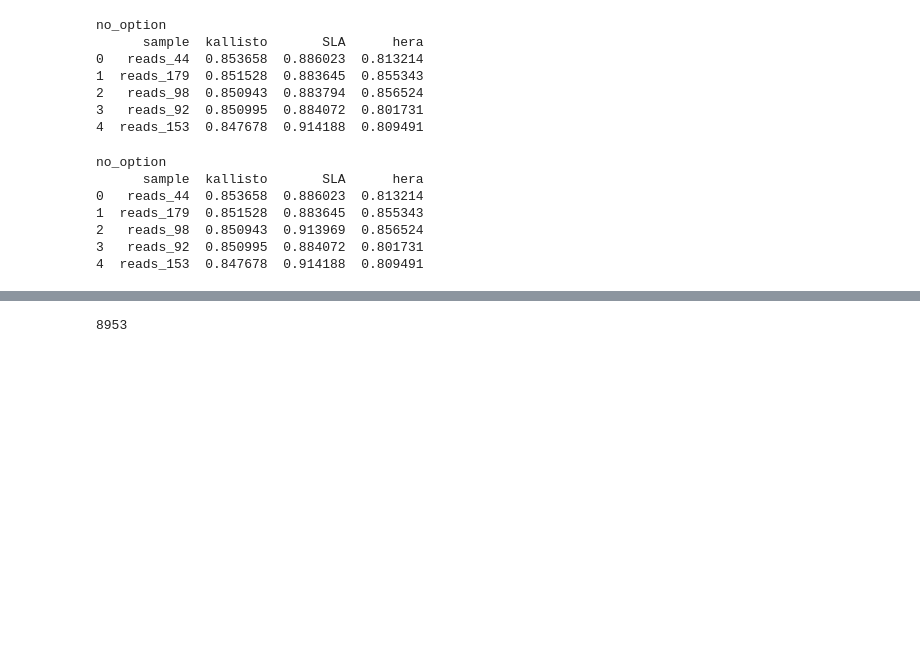
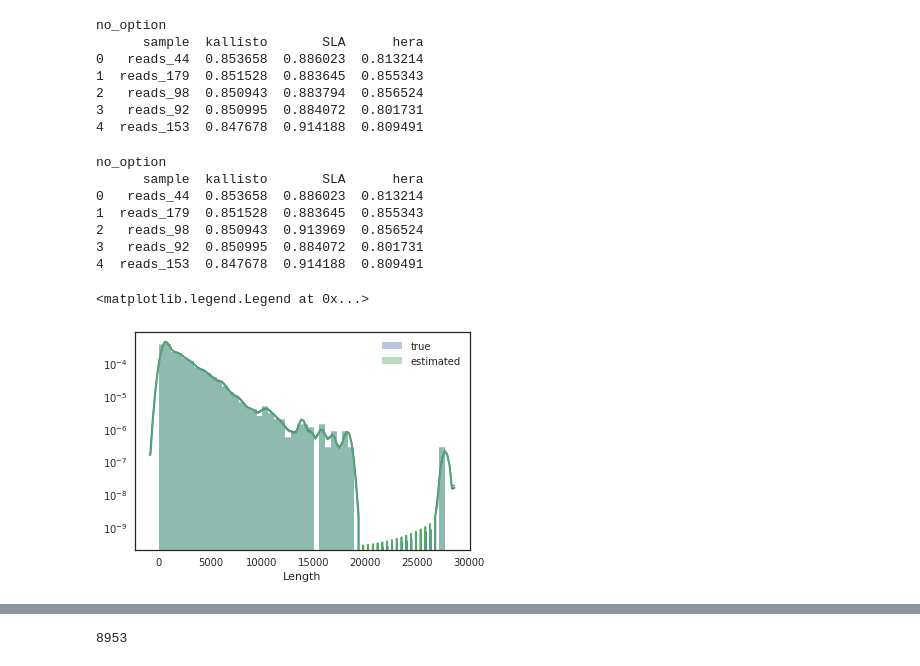
Before and after one commit to COMBINE-lab/selective-alignment-experiment, a Jupyter notebook: bleed_through_experiment/Evaluation_polyester.ipynb, the cells around one changed output, grey strips where cells are left out. Drawn from its saved outputs; the diff is of its cells as text; code cells hidden in the pictures; blank space fills up the shorter version.

```diff
--- a/bleed_through_experiment/Evaluation_polyester.ipynb
+++ b/bleed_through_experiment/Evaluation_polyester.ipynb
@@ -316,0 +349,10 @@ df_eff_length_salmon = pd.read_table("/mnt/scratch7/hirak/bleed_through_7/poly_r
+# %%
+
+sns.distplot(df_salmon_7_no_eff.loc[df_salmon_7_no_eff['TPM'] > 0].Length, label = "true", hist_kws={'log':True})
+sns.distplot(df_salmon_7_eff.loc[df_salmon_7_eff['TPM'] > 0].Length, label ="estimated", hist_kws={'log':True})
+
+plt.legend()
+#sns.distplot(df_salmon.loc[df_salmon['TPM'] > 0].EffectiveLength)
+# %% [output]
+<matplotlib.legend.Legend at 0x...>
+[figure, added]
```
Also changed, not shown: parts of 11 cells of this notebook, 2 other files.
